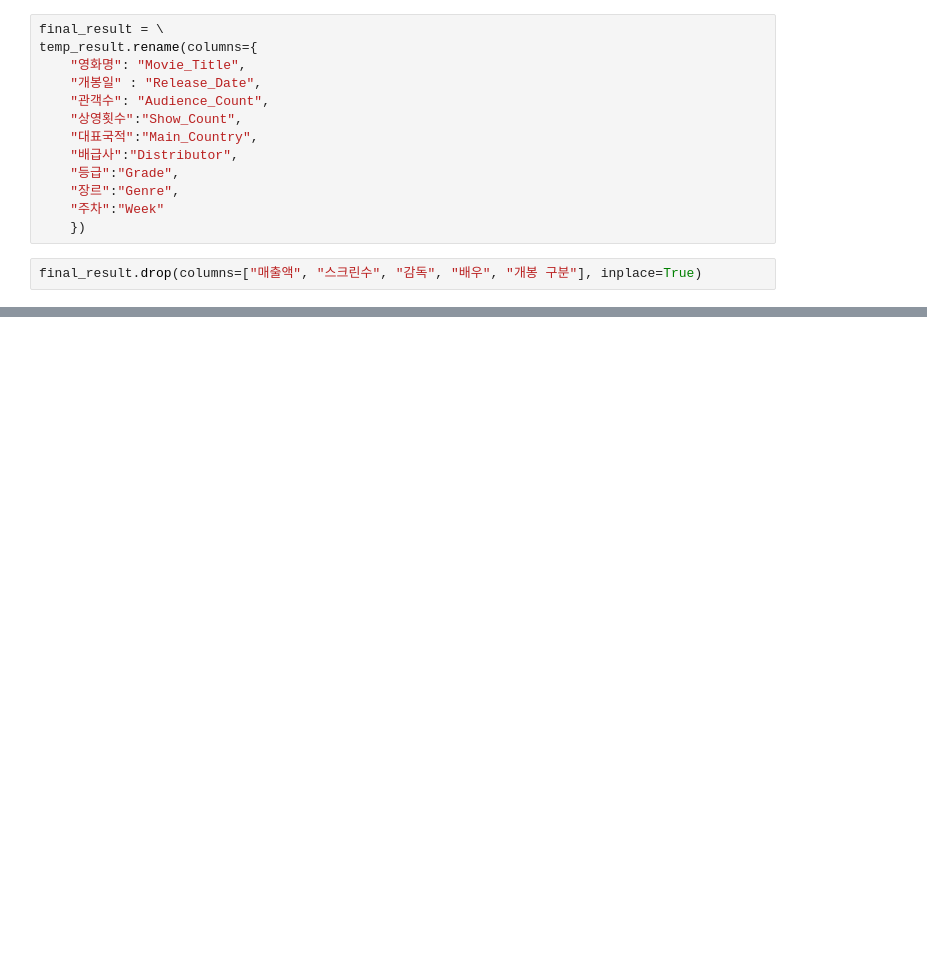
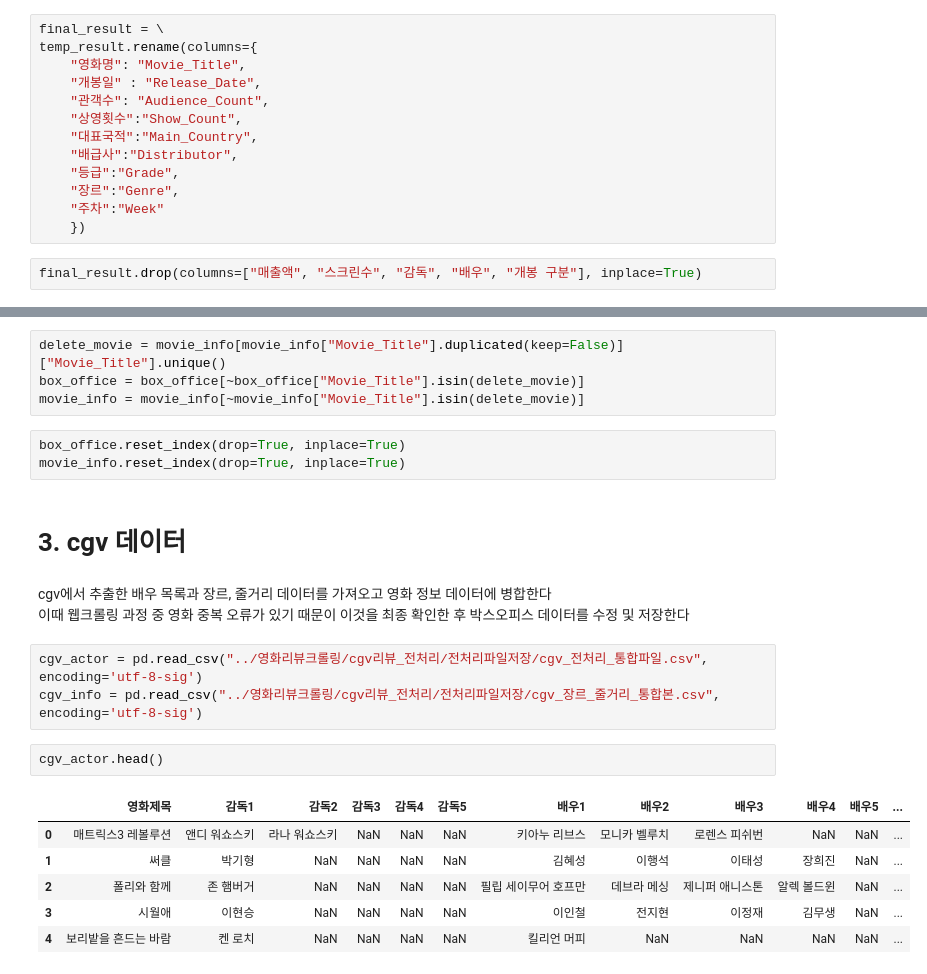
Before and after one commit to Seungwoo-JI64/BAF-25-2-Marketing, a Jupyter notebook: analysis/분석용데이터생성.ipynb, the cells around one changed output, grey strips where cells are left out. Cells and saved outputs as stored; diff of their text form; blank space fills up the shorter version.

```diff
--- a/analysis/분석용데이터생성.ipynb
+++ b/analysis/분석용데이터생성.ipynb
@@ -468,0 +547,24 @@ final_result.to_csv("boxoffice_data.csv", index=False, encoding='utf-8-sig')
+# %%
+delete_movie = movie_info[movie_info["Movie_Title"].duplicated(keep=False)]["Movie_Title"].unique()
+box_office = box_office[~box_office["Movie_Title"].isin(delete_movie)]
+movie_info = movie_info[~movie_info["Movie_Title"].isin(delete_movie)]
+# %%
+box_office.reset_index(drop=True, inplace=True)
+movie_info.reset_index(drop=True, inplace=True)
+# %% [markdown]
+# 3. cgv 데이터
+# %% [markdown]
+cgv에서 추출한 배우 목록과 장르, 줄거리 데이터를 가져오고 영화 정보 데이터에 병합한다
+이때 웹크롤링 과정 중 영화 중복 오류가 있기 때문이 이것을 최종 확인한 후 박스오피스 데이터를 수정 및 저장한다
+# %%
+cgv_actor = pd.read_csv("../영화리뷰크롤링/cgv리뷰_전처리/전처리파일저장/cgv_전처리_통합파일.csv", encoding='utf-8-sig')
+cgv_info = pd.read_csv("../영화리뷰크롤링/cgv리뷰_전처리/전처리파일저장/cgv_장르_줄거리_통합본.csv", encoding='utf-8-sig')
+# %%
+cgv_actor.head()
+# %% [output]
+|  | 영화제목 | 감독1 | 감독2 | 감독3 | 감독4 | 감독5 | 배우1 | 배우2 | 배우3 | 배우4 | 배우5 | ... |
+| 0 | 매트릭스3 레볼루션 | 앤디 워쇼스키 | 라나 워쇼스키 | NaN | NaN | NaN | 키아누 리브스 | 모니카 벨루치 | 로렌스 피쉬번 | NaN | NaN | ... |
+| 1 | 써클 | 박기형 | NaN | NaN | NaN | NaN | 김혜성 | 이행석 | 이태성 | 장희진 | NaN | ... |
+| 2 | 폴리와 함께 | 존 햄버거 | NaN | NaN | NaN | NaN | 필립 세이무어 호프만 | 데브라 메싱 | 제니퍼 애니스톤 | 알렉 볼드윈 | NaN | ... |
+| 3 | 시월애 | 이현승 | NaN | NaN | NaN | NaN | 이인철 | 전지현 | 이정재 | 김무생 | NaN | ... |
+| 4 | 보리밭을 흔드는 바람 | 켄 로치 | NaN | NaN | NaN | NaN | 킬리언 머피 | NaN | NaN | NaN | NaN | ... |
```
Also changed, not shown: parts of 80 cells of this notebook, 2 other files.
